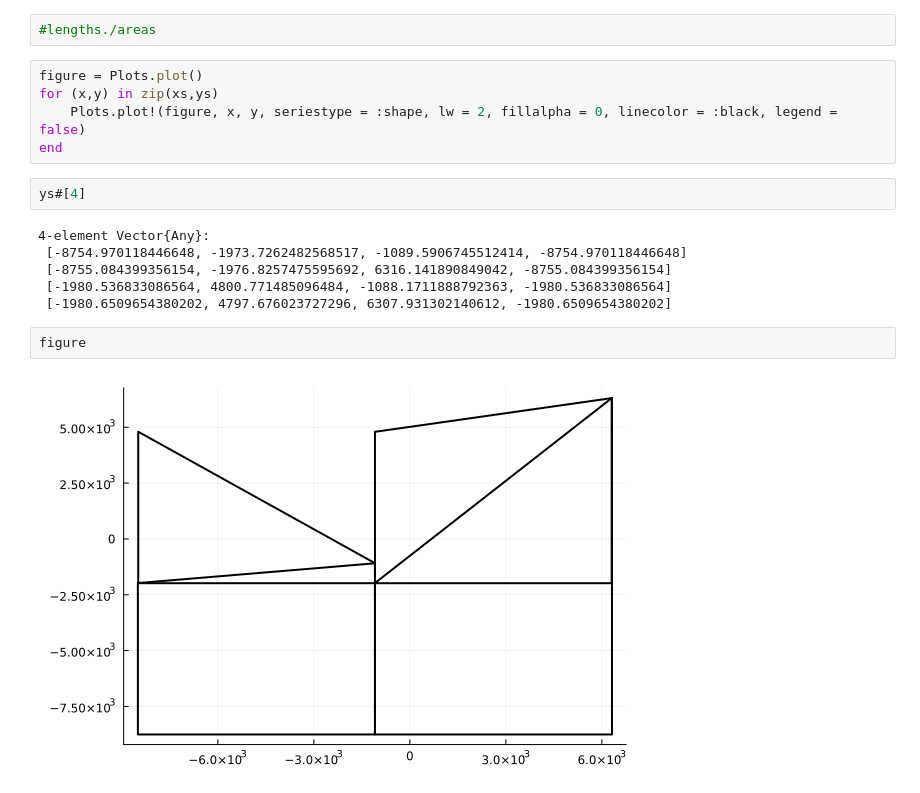
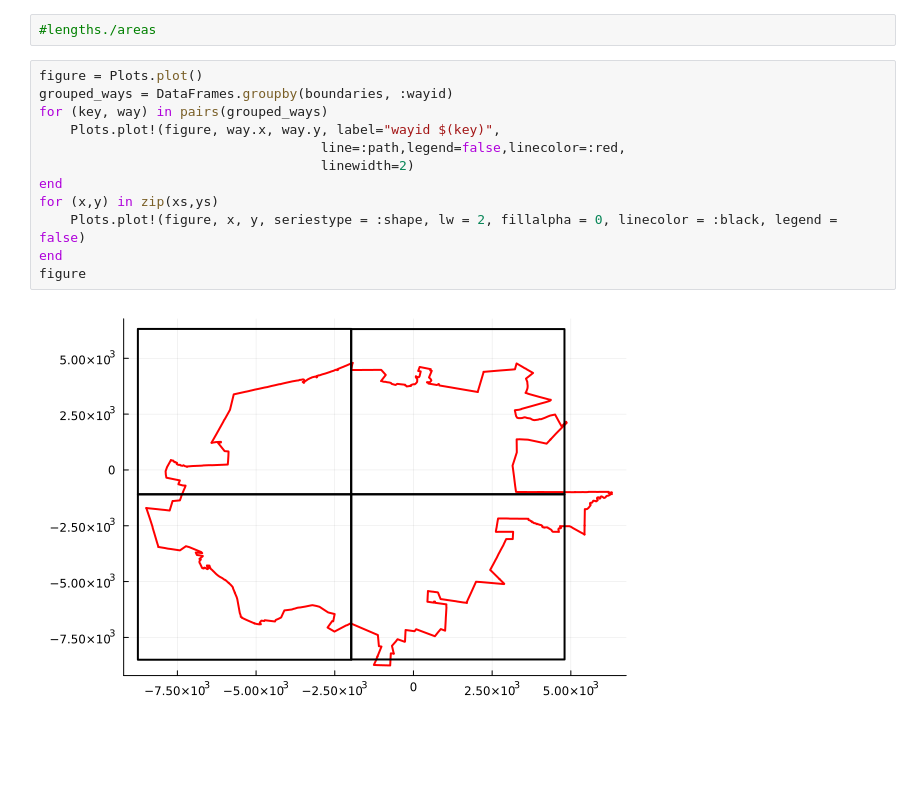
Before and after one commit to AdamKasinski/walkability_analyses, a Jupyter notebook: regression_grid.ipynb, the cells around one changed output. Saved outputs shown, nothing was run; the diff lists cells and outputs as text; blank space fills up the shorter version.

```diff
--- a/regression_grid.ipynb
+++ b/regression_grid.ipynb
@@ -116,18 +116,15 @@ end
 #lengths./areas
 # %%
 figure = Plots.plot()
+grouped_ways = DataFrames.groupby(boundaries, :wayid)
+for (key, way) in pairs(grouped_ways)
+    Plots.plot!(figure, way.x, way.y, label="wayid $(key)",
+                                    line=:path,legend=false,linecolor=:red,
+                                    linewidth=2)
+end
 for (x,y) in zip(xs,ys)
     Plots.plot!(figure, x, y, seriestype = :shape, lw = 2, fillalpha = 0, linecolor = :black, legend = false)
 end
+figure
+# %% [output]
+[figure, added]
-# %%
-ys#[4]
-# %% [output]
-4-element Vector{Any}:
- [-8754.970118446648, -1973.7262482568517, -1089.5906745512414, -8754.970118446648]
- [-8755.084399356154, -1976.8257475595692, 6316.141890849042, -8755.084399356154]
- [-1980.536833086564, 4800.771485096484, -1088.1711888792363, -1980.536833086564]
- [-1980.6509654380202, 4797.676023727296, 6307.931302140612, -1980.6509654380202]
-# %%
-figure
-# %% [output]
-[figure, removed]
```
Also changed, not shown: parts of 1 cell of this notebook.
